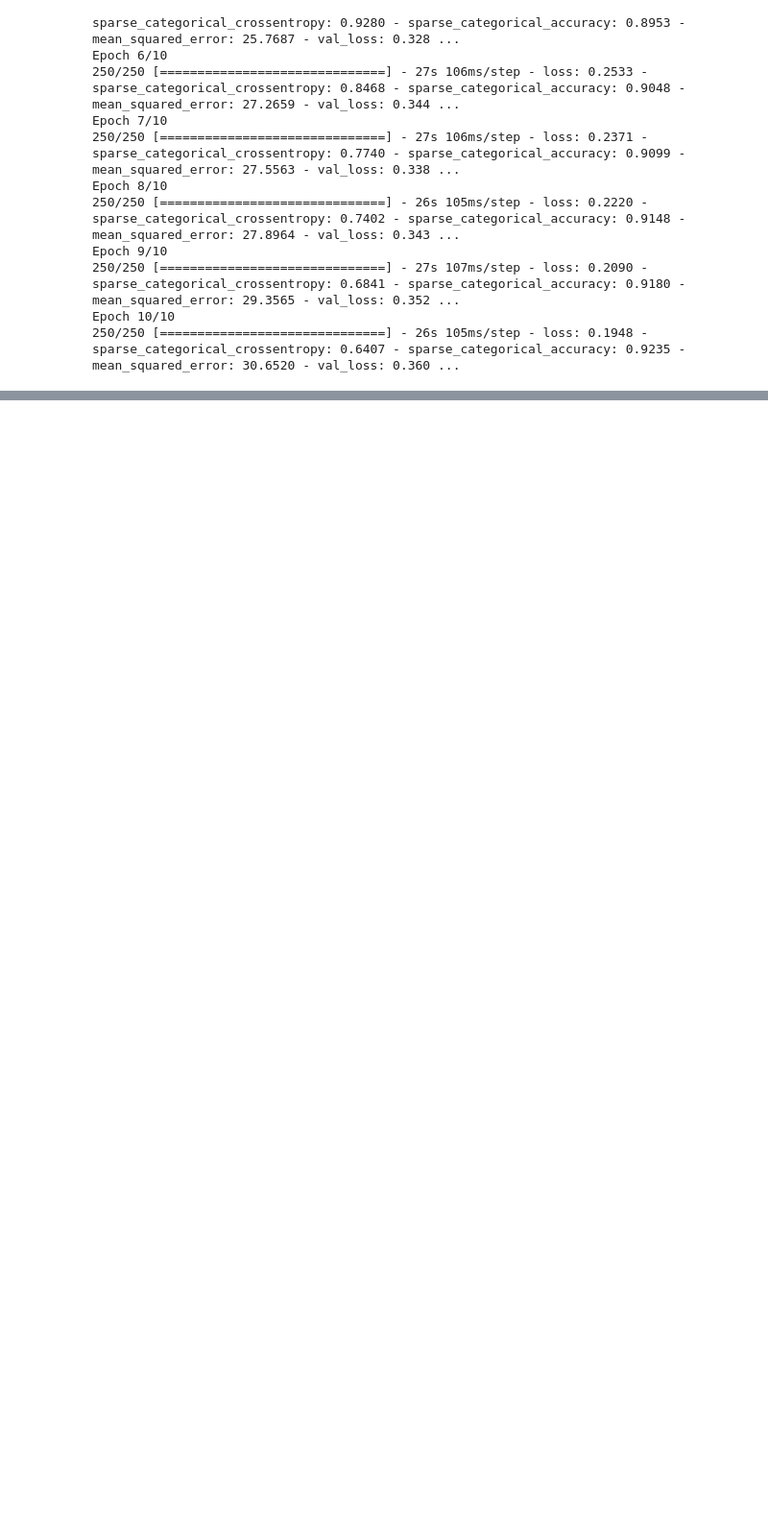
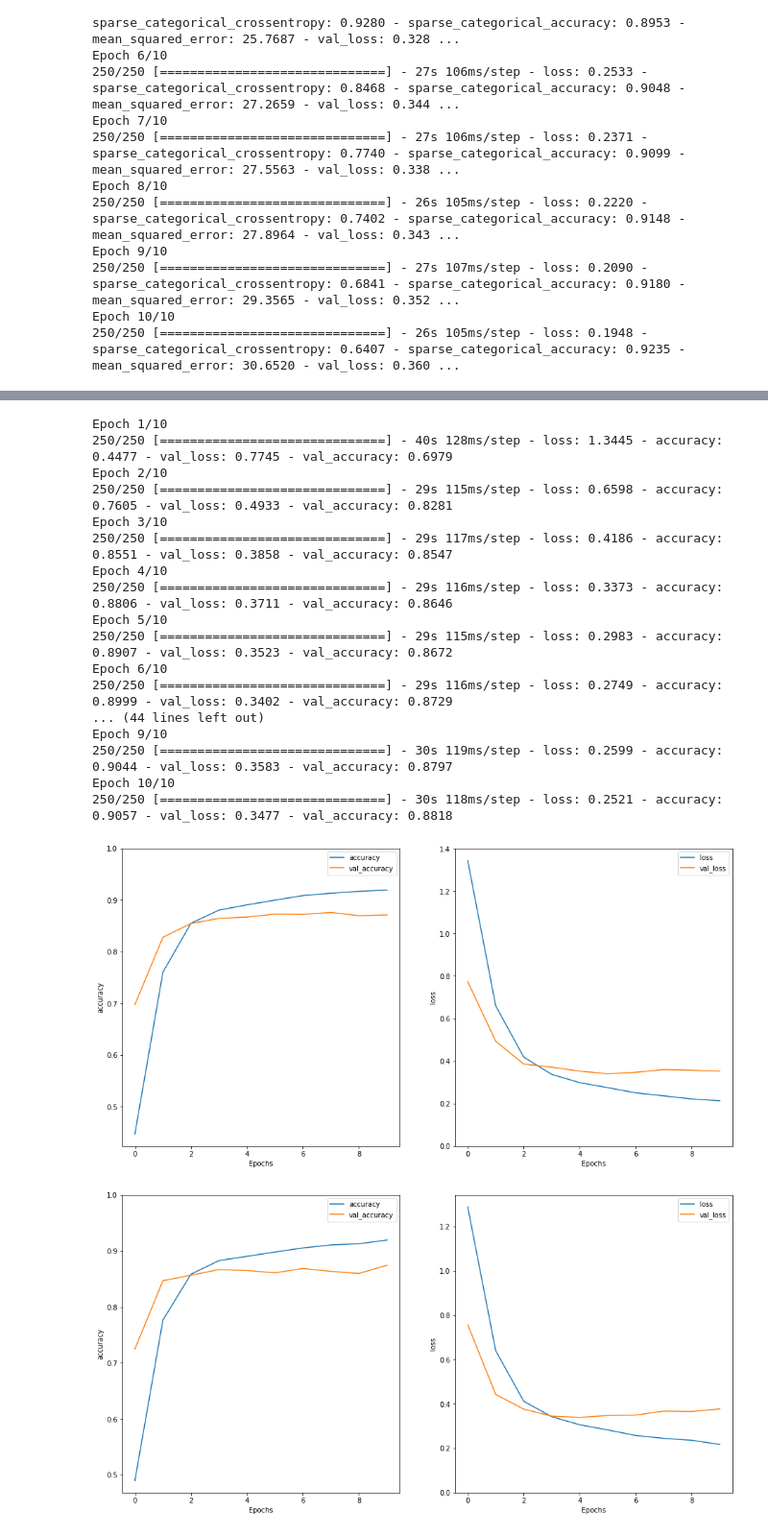
Before and after one commit to cnn22/SingerSongwriter, a Jupyter notebook: RNN_Emotions_Classification.ipynb, the cells around one changed output, grey strips where cells are left out. Shown at 96% size. Drawn from its saved outputs; the diff is of its cells as text; code cells hidden in the pictures; blank space fills up the shorter version.

```diff
--- a/RNN_Emotions_Classification.ipynb
+++ b/RNN_Emotions_Classification.ipynb
@@ -389,0 +481,57 @@ Epoch 10/10
+# %%
+saved_history = []
+# %%
+vals = [0.3, 0.4, 0.65]
+
+for values in vals:
+  model = tf.keras.Sequential([
+    encoder,
+    tf.keras.layers.Embedding(
+        input_dim=len(encoder.get_vocabulary()),
+        output_dim=64,
+        # Use masking to handle the variable sequence lengths
+        mask_zero=True),
+    tf.keras.layers.Bidirectional(tf.keras.layers.LSTM(64)),
+      tf.keras.layers.Dense(64, activation='relu'),
+      tf.keras.layers.Dropout(values),
+      tf.keras.layers.Dense(6) #this is the output layer, since we have 6 emotions we should have 6 as the output number instead of 1
+    ])
+
+
+  model.compile(loss = tf.keras.losses.SparseCategoricalCrossentropy(from_logits = True),
+               optimizer=tf.keras.optimizers.Adam(learning_rate=0.0010000018),
+               metrics=['accuracy'])
+
+  history = model.fit(train, epochs=10,
+                    validation_data=test,
+                    validation_steps=30)
+
+  saved_history.append(history)
+
+  plt.figure(figsize=(16, 8))
+  plt.subplot(1, 2, 1)
+  plot_graphs(history, 'accuracy')
+  plt.ylim(None, 1)
+  plt.subplot(1, 2, 2)
+  plot_graphs(history, 'loss')
+  plt.ylim(0, None)
+# %% [output]
+Epoch 1/10
+250/250 [==============================] - 40s 128ms/step - loss: 1.3445 - accuracy: 0.4477 - val_loss: 0.7745 - val_accuracy: 0.6979
+Epoch 2/10
+250/250 [==============================] - 29s 115ms/step - loss: 0.6598 - accuracy: 0.7605 - val_loss: 0.4933 - val_accuracy: 0.8281
+Epoch 3/10
+250/250 [==============================] - 29s 117ms/step - loss: 0.4186 - accuracy: 0.8551 - val_loss: 0.3858 - val_accuracy: 0.8547
+Epoch 4/10
+250/250 [==============================] - 29s 116ms/step - loss: 0.3373 - accuracy: 0.8806 - val_loss: 0.3711 - val_accuracy: 0.8646
+Epoch 5/10
+250/250 [==============================] - 29s 115ms/step - loss: 0.2983 - accuracy: 0.8907 - val_loss: 0.3523 - val_accuracy: 0.8672
+Epoch 6/10
+250/250 [==============================] - 29s 116ms/step - loss: 0.2749 - accuracy: 0.8999 - val_loss: 0.3402 - val_accuracy: 0.8729
+... (44 lines left out)
+Epoch 9/10
+250/250 [==============================] - 30s 119ms/step - loss: 0.2599 - accuracy: 0.9044 - val_loss: 0.3583 - val_accuracy: 0.8797
+Epoch 10/10
+250/250 [==============================] - 30s 118ms/step - loss: 0.2521 - accuracy: 0.9057 - val_loss: 0.3477 - val_accuracy: 0.8818
+[figure, added]
+[figure, added]
```
Also changed, not shown: parts of 9 cells of this notebook.
